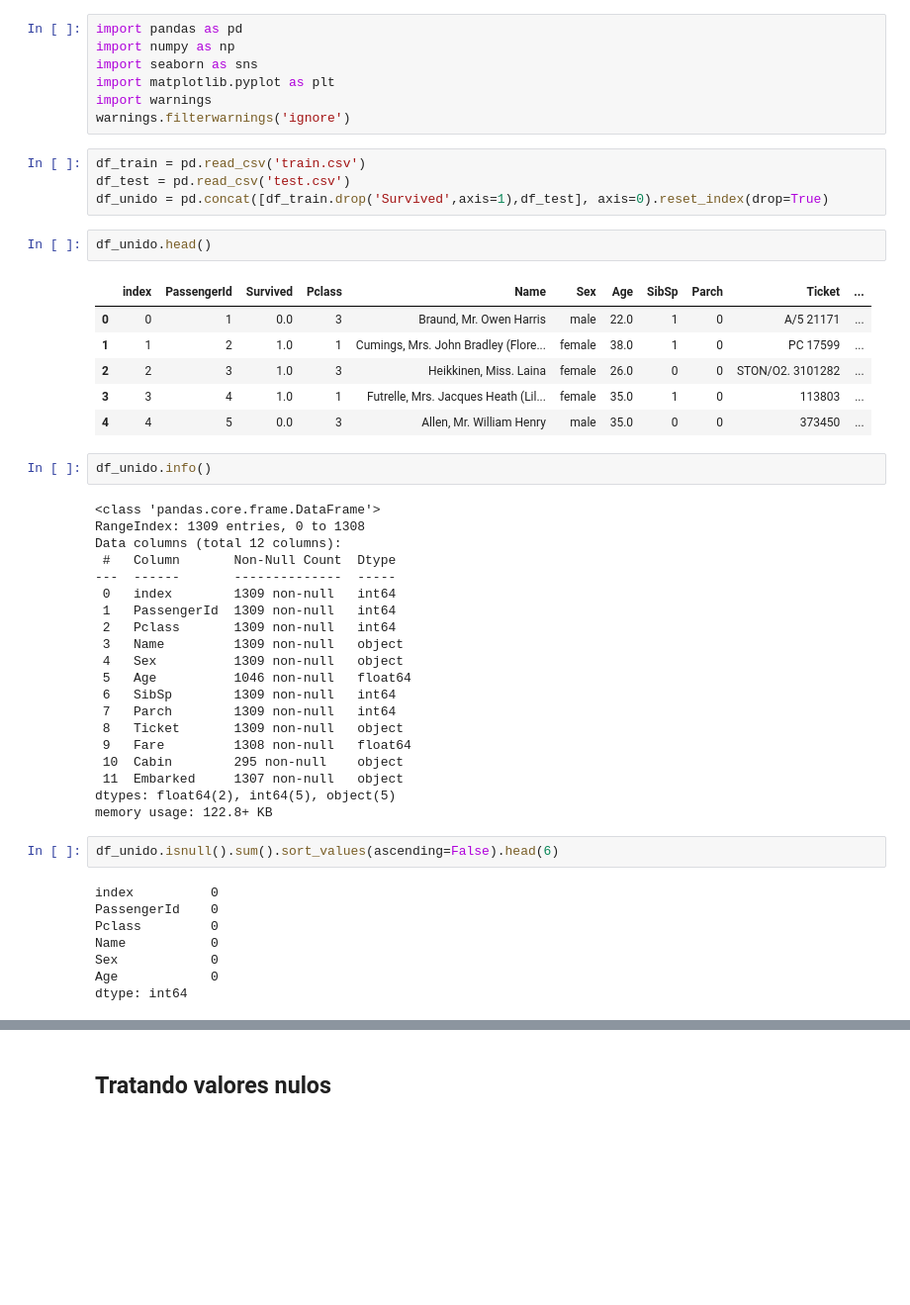
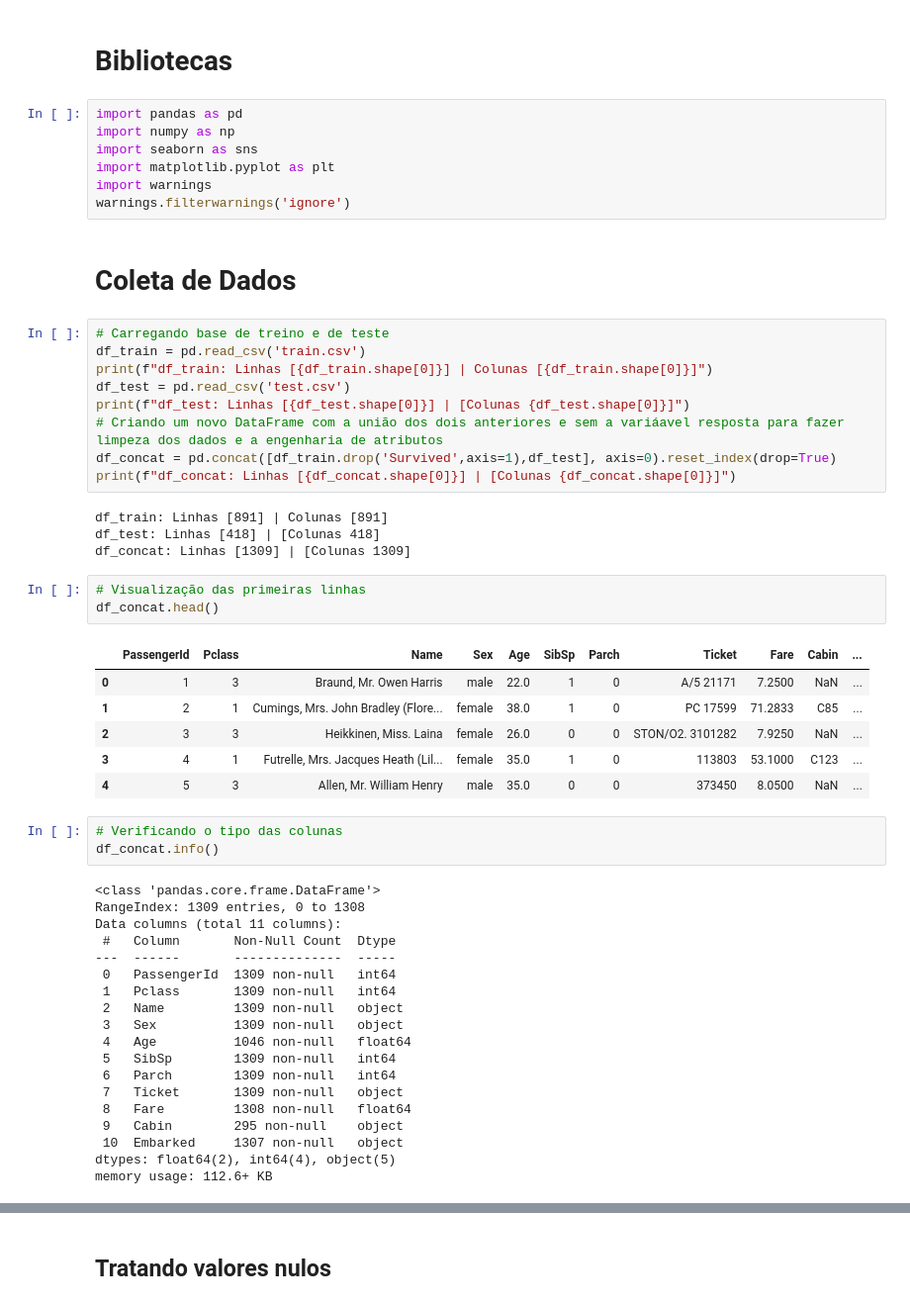
Before and after one commit to JoseSantana19/Titanic, a Jupyter notebook: Análise.ipynb, the cells around one changed output, grey strips where cells are left out. Shown at 99% size. Drawn from its saved outputs; the diff is of its cells as text; blank space fills up the shorter version.

```diff
--- a/Análise.ipynb
+++ b/Análise.ipynb
@@ -1,3 +1,5 @@
+# %% [markdown]
+# Bibliotecas
 # %%
 import pandas as pd
 import numpy as np
@@ -5,48 +7,50 @@ import seaborn as sns
 import matplotlib.pyplot as plt
 import warnings
 warnings.filterwarnings('ignore')
+# %% [markdown]
+# Coleta de Dados
 # %%
+# Carregando base de treino e de teste
 df_train = pd.read_csv('train.csv')
+print(f"df_train: Linhas [{df_train.shape[0]}] | Colunas [{df_train.shape[0]}]")
 df_test = pd.read_csv('test.csv')
-df_unido = pd.concat([df_train.drop('Survived',axis=1),df_test], axis=0).reset_index(drop=True)
+print(f"df_test: Linhas [{df_test.shape[0]}] | [Colunas {df_test.shape[0]}]")
+# Criando um novo DataFrame com a união dos dois anteriores e sem a variáavel resposta para fazer limpeza dos dados e a engenharia de atributos
+df_concat = pd.concat([df_train.drop('Survived',axis=1),df_test], axis=0).reset_index(drop=True)
+print(f"df_concat: Linhas [{df_concat.shape[0]}] | [Colunas {df_concat.shape[0]}]")
+# %% [output]
+df_train: Linhas [891] | Colunas [891]
+df_test: Linhas [418] | [Colunas 418]
+df_concat: Linhas [1309] | [Colunas 1309]
 # %%
-df_unido.head()
+# Visualização das primeiras linhas
+df_concat.head()
 # %% [output]
-|  | index | PassengerId | Survived | Pclass | Name | Sex | Age | SibSp | Parch | Ticket | ... |
-| 0 | 0 | 1 | 0.0 | 3 | Braund, Mr. Owen Harris | male | 22.0 | 1 | 0 | A/5 21171 | ... |
-| 1 | 1 | 2 | 1.0 | 1 | Cumings, Mrs. John Bradley (Flore... | female | 38.0 | 1 | 0 | PC 17599 | ... |
-| 2 | 2 | 3 | 1.0 | 3 | Heikkinen, Miss. Laina | female | 26.0 | 0 | 0 | STON/O2. 3101282 | ... |
-| 3 | 3 | 4 | 1.0 | 1 | Futrelle, Mrs. Jacques Heath (Lil... | female | 35.0 | 1 | 0 | 113803 | ... |
-| 4 | 4 | 5 | 0.0 | 3 | Allen, Mr. William Henry | male | 35.0 | 0 | 0 | 373450 | ... |
+|  | PassengerId | Pclass | Name | Sex | Age | SibSp | Parch | Ticket | Fare | Cabin | ... |
+| 0 | 1 | 3 | Braund, Mr. Owen Harris | male | 22.0 | 1 | 0 | A/5 21171 | 7.2500 | NaN | ... |
+| 1 | 2 | 1 | Cumings, Mrs. John Bradley (Flore... | female | 38.0 | 1 | 0 | PC 17599 | 71.2833 | C85 | ... |
+| 2 | 3 | 3 | Heikkinen, Miss. Laina | female | 26.0 | 0 | 0 | STON/O2. 3101282 | 7.9250 | NaN | ... |
+| 3 | 4 | 1 | Futrelle, Mrs. Jacques Heath (Lil... | female | 35.0 | 1 | 0 | 113803 | 53.1000 | C123 | ... |
+| 4 | 5 | 3 | Allen, Mr. William Henry | male | 35.0 | 0 | 0 | 373450 | 8.0500 | NaN | ... |
 # %%
-df_unido.info()
+# Verificando o tipo das colunas
+df_concat.info()
 # %% [output]
 <class 'pandas.core.frame.DataFrame'>
 RangeIndex: 1309 entries, 0 to 1308
-Data columns (total 12 columns):
+Data columns (total 11 columns):
  #   Column       Non-Null Count  Dtype
 ---  ------       --------------  -----
- 0   index        1309 non-null   int64
- 1   PassengerId  1309 non-null   int64
- 2   Pclass       1309 non-null   int64
- 3   Name         1309 non-null   object
- 4   Sex          1309 non-null   object
- 5   Age          1046 non-null   float64
- 6   SibSp        1309 non-null   int64
- 7   Parch        1309 non-null   int64
- 8   Ticket       1309 non-null   object
- 9   Fare         1308 non-null   float64
- 10  Cabin        295 non-null    object
- 11  Embarked     1307 non-null   object
-dtypes: float64(2), int64(5), object(5)
-memory usage: 122.8+ KB
+ 0   PassengerId  1309 non-null   int64
+ 1   Pclass       1309 non-null   int64
+ 2   Name         1309 non-null   object
+ 3   Sex          1309 non-null   object
+ 4   Age          1046 non-null   float64
+ 5   SibSp        1309 non-null   int64
+ 6   Parch        1309 non-null   int64
+ 7   Ticket       1309 non-null   object
+ 8   Fare         1308 non-null   float64
+ 9   Cabin        295 non-null    object
+ 10  Embarked     1307 non-null   object
+dtypes: float64(2), int64(4), object(5)
+memory usage: 112.6+ KB
-# %%
-df_unido.isnull().sum().sort_values(ascending=False).head(6)
-# %% [output]
-index          0
-PassengerId    0
-Pclass         0
-Name           0
-Sex            0
-Age            0
-dtype: int64
```
Also changed, not shown: parts of 37 cells of this notebook.
